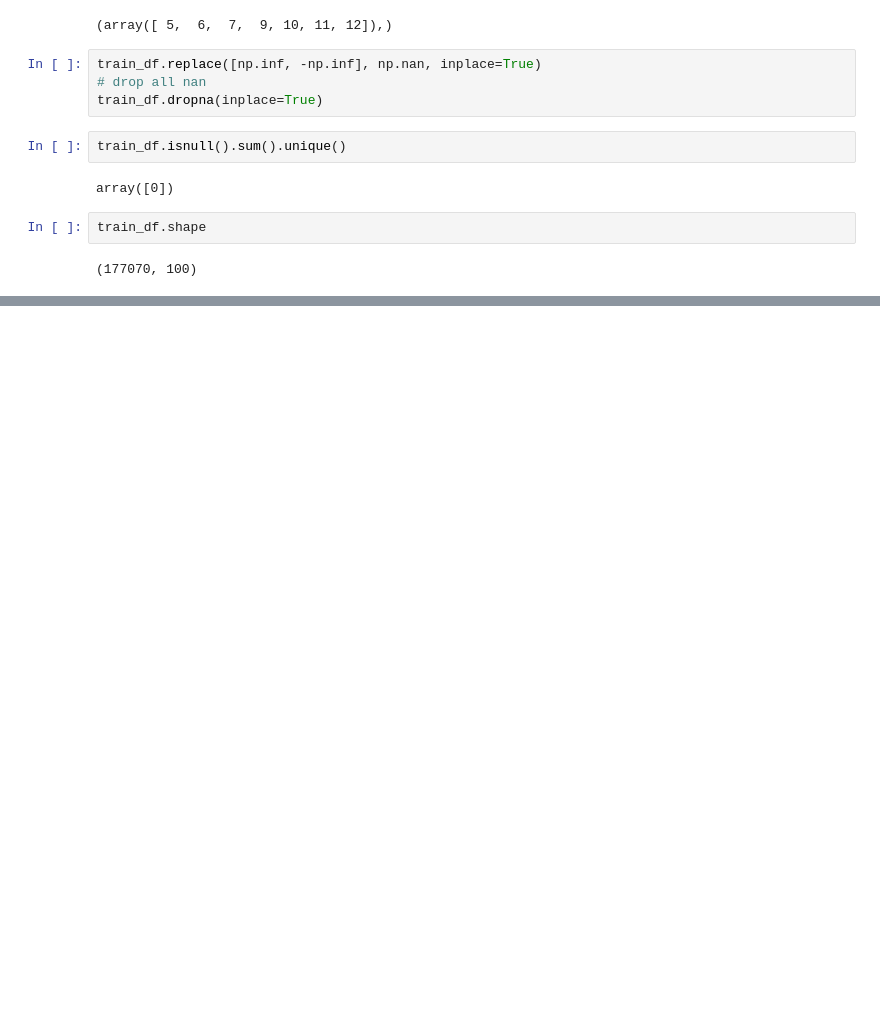
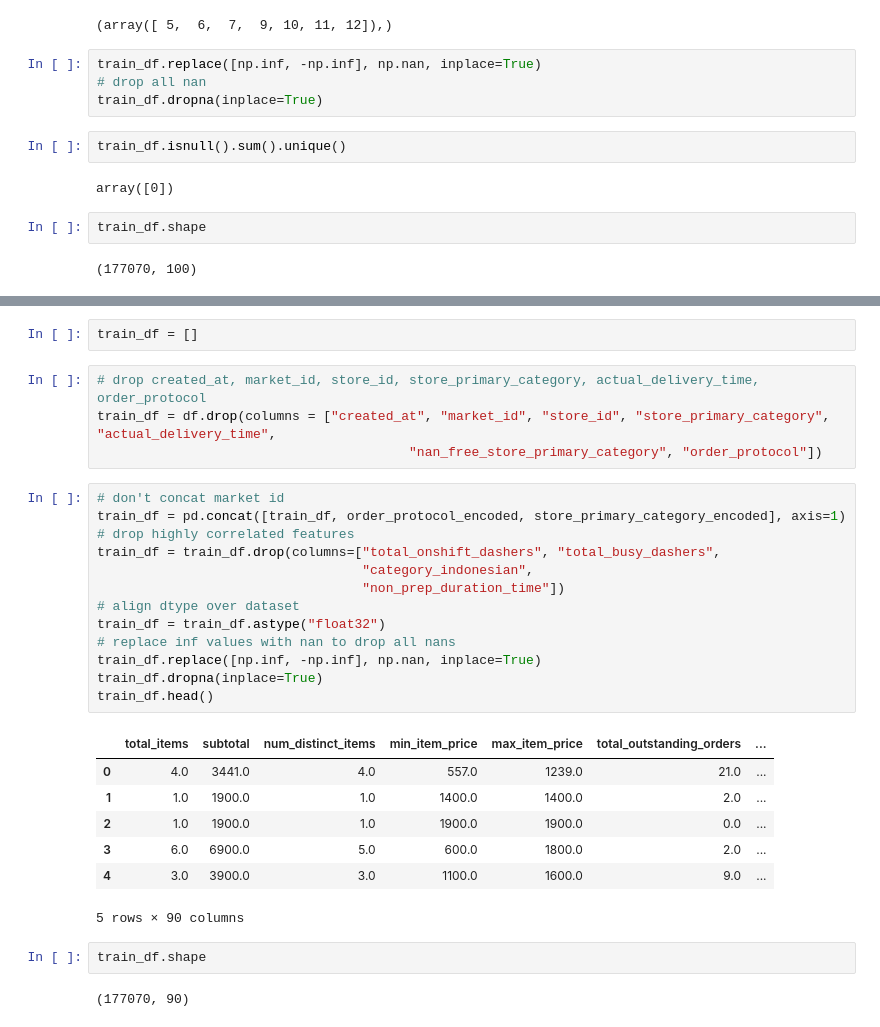
Before and after one commit to torquerxf/Delivery-Duration-Prediction, a Jupyter notebook: delivery_duration_prediction.ipynb, the cells around one changed output, grey strips where cells are left out. Drawn from its saved outputs; the diff is of its cells as text; blank space fills up the shorter version.

```diff
--- a/delivery_duration_prediction.ipynb
+++ b/delivery_duration_prediction.ipynb
@@ -237,0 +305,31 @@ train_df.shape
+# %%
+train_df = []
+# %%
+# drop created_at, market_id, store_id, store_primary_category, actual_delivery_time, order_protocol
+train_df = df.drop(columns = ["created_at", "market_id", "store_id", "store_primary_category", "actual_delivery_time",
+                                        "nan_free_store_primary_category", "order_protocol"])
+# %%
+# don't concat market id
+train_df = pd.concat([train_df, order_protocol_encoded, store_primary_category_encoded], axis=1)
+# drop highly correlated features
+train_df = train_df.drop(columns=["total_onshift_dashers", "total_busy_dashers",
+                                  "category_indonesian",
+                                  "non_prep_duration_time"])
+# align dtype over dataset
+train_df = train_df.astype("float32")
+# replace inf values with nan to drop all nans
+train_df.replace([np.inf, -np.inf], np.nan, inplace=True)
+train_df.dropna(inplace=True)
+train_df.head()
+# %% [output]
+|  | total_items | subtotal | num_distinct_items | min_item_price | max_item_price | total_outstanding_orders | ... |
+| 0 | 4.0 | 3441.0 | 4.0 | 557.0 | 1239.0 | 21.0 | ... |
+| 1 | 1.0 | 1900.0 | 1.0 | 1400.0 | 1400.0 | 2.0 | ... |
+| 2 | 1.0 | 1900.0 | 1.0 | 1900.0 | 1900.0 | 0.0 | ... |
+| 3 | 6.0 | 6900.0 | 5.0 | 600.0 | 1800.0 | 2.0 | ... |
+| 4 | 3.0 | 3900.0 | 3.0 | 1100.0 | 1600.0 | 9.0 | ... |
+5 rows × 90 columns
+# %%
+train_df.shape
+# %% [output]
+(177070, 90)
```
Also changed, not shown: parts of 14 cells of this notebook.
